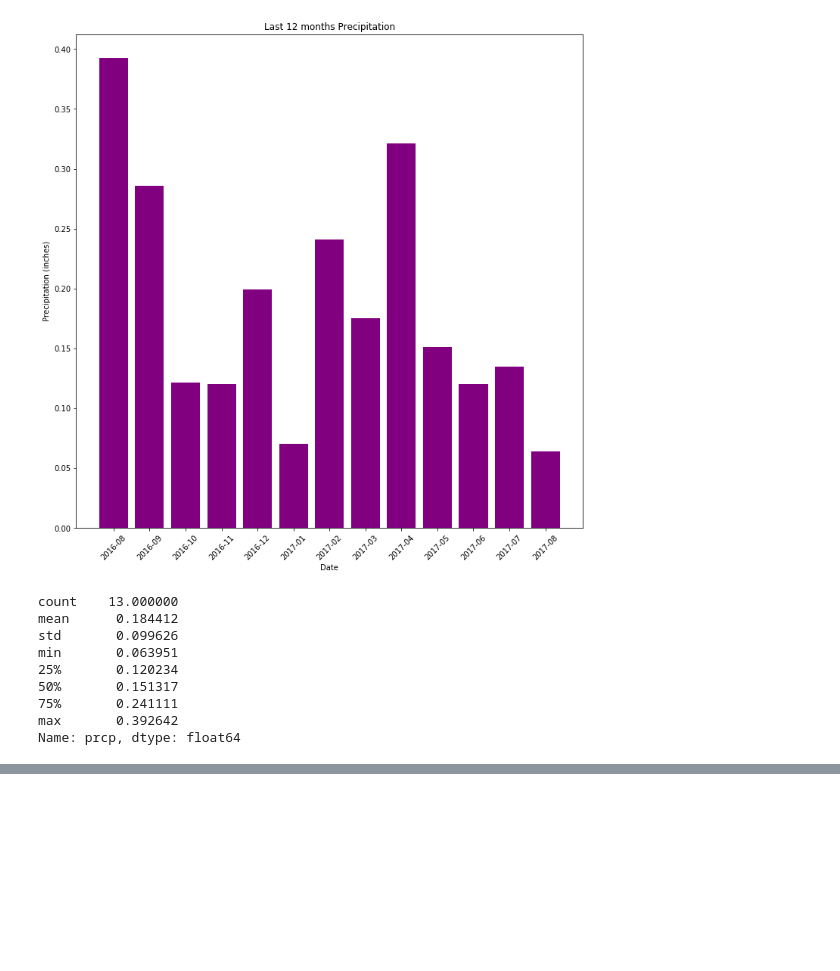
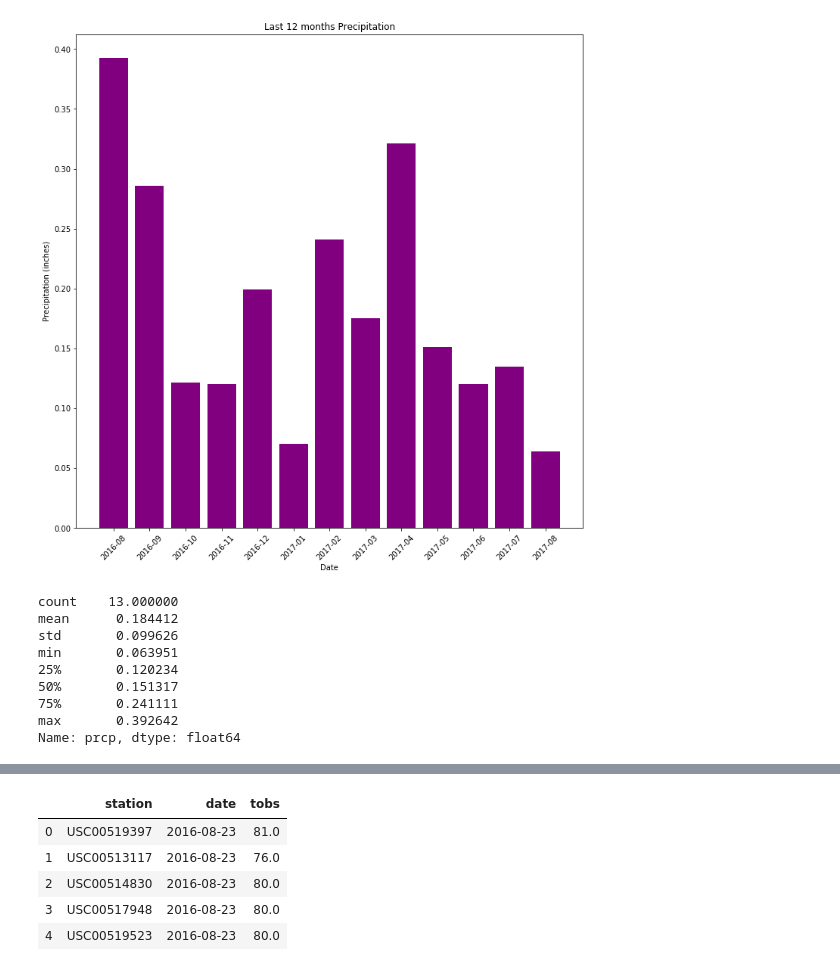
Before and after one commit to tduongas/sqlalchemy-challenge, a Jupyter notebook: climate_starter.ipynb, the cells around one changed output, grey strips where cells are left out. Cells and saved outputs as stored; diff of their text form; code cells hidden in the pictures; blank space fills up the shorter version.

```diff
--- a/climate_starter.ipynb
+++ b/climate_starter.ipynb
@@ -195,0 +211,4 @@ Name: prcp, dtype: float64
+# %%
+# get a year ago results
+year_ago_measurement = session.query(Measurement.station,Measurement.date,Measurement.tobs).filter(Measurement.date >= year_ago_str).order_by(Measurement.date).all()
+year_ago_measurement
@@ -195,0 +233,11 @@ Name: prcp, dtype: float64
+# %%
+# load query into pandas data frame
+df = pd.DataFrame(year_ago_measurement, columns=['station', 'date', 'tobs'])
+df.head(5)
+# %% [output]
+|  | station | date | tobs |
+| 0 | USC00519397 | 2016-08-23 | 81.0 |
+| 1 | USC00513117 | 2016-08-23 | 76.0 |
+| 2 | USC00514830 | 2016-08-23 | 80.0 |
+| 3 | USC00517948 | 2016-08-23 | 80.0 |
+| 4 | USC00519523 | 2016-08-23 | 80.0 |
```
Also changed, not shown: parts of 14 cells of this notebook.
